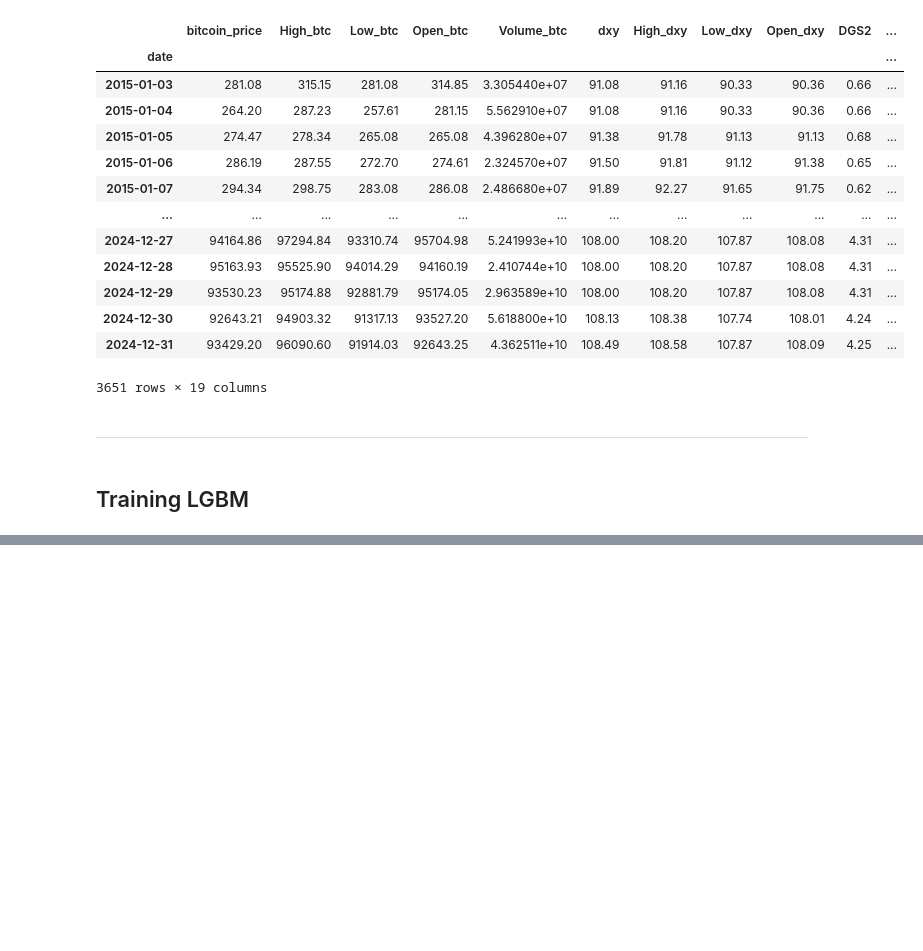
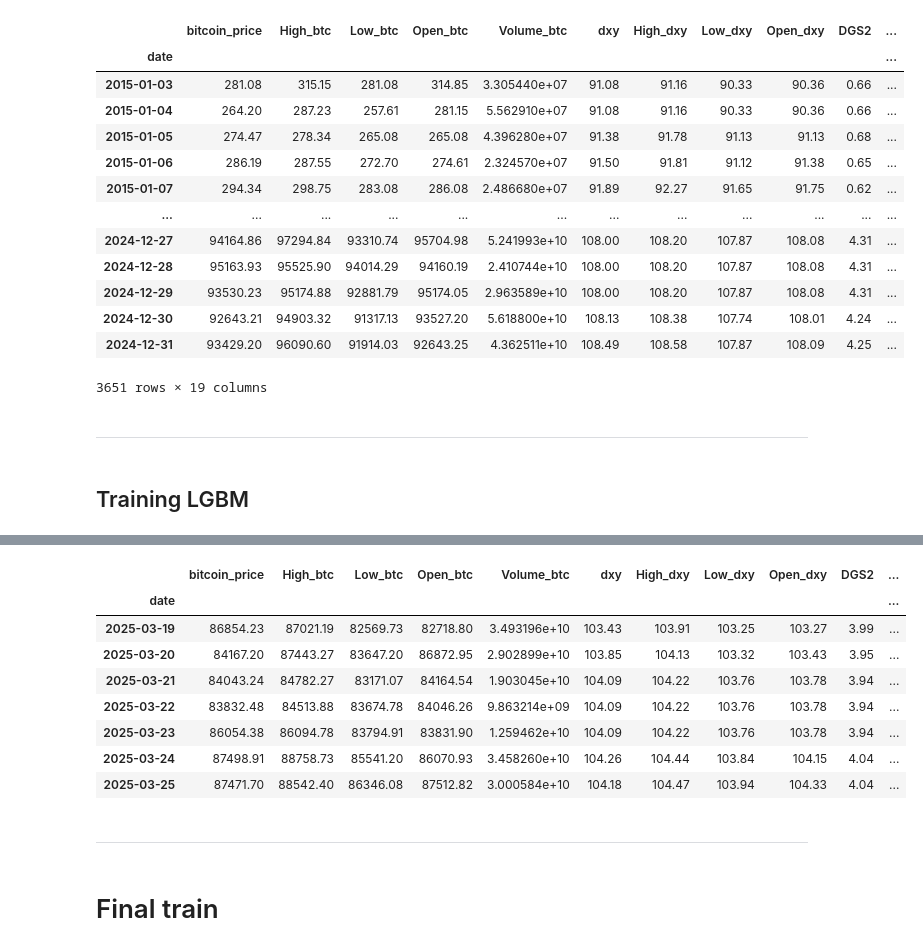
Before and after one commit to FrankAst/Forecast-BTC---DXY---2YR-BY, a Jupyter notebook: notebooks/exploration.ipynb, the cells around one changed output, grey strips where cells are left out. Drawn from its saved outputs; the diff is of its cells as text; code cells hidden in the pictures; blank space fills up the shorter version.

```diff
--- a/notebooks/exploration.ipynb
+++ b/notebooks/exploration.ipynb
@@ -588,13 +588,16 @@ def walk_forward_splits(df, train_up_to_date, number_of_val_windows, window_leng
     return cv_splits
 
 
-def training_strategy(df, target, train_up_to_date = ["2024-12-31"], number_of_val_windows = 8):
+def training_strategy(df, target, train_up_to_date = ["2024-12-31"], final_train = False, number_of_val_windows = 8):
 
     '''
     Definir training set. Hasta 2024 incluido por default.
     Definir set de validacion en 2025 ~ 8 semanas = 2 meses por defecto.
-    Definir final test set 2025
     Definir future set 2025 (target es NaN)
+
+
+    Si final_train = True, devuele un traininig set con todos los datos disponibles menos los ultimos 7 registros
+    que se utilizaran para validar el entranamiento.
     '''
 
     # Create future_set with rows where the target column is NaN
@@ -607,7 +610,11 @@ def training_strategy(df, target, train_up_to_date = ["2024-12-31"], number_of_v
     # Generamos los splits de train y splits para CV walk forward.
     cv_splits = walk_forward_splits(available_data, train_up_to_date, number_of_val_windows)
 
-    return cv_splits , future_set
+    if final_train:
+
+        return available_data, future_set
+    else:
+        return cv_splits , future_set
 # %%
 cvsplits, future = training_strategy(merged_df, target = "bitcoin_price_7d_future")
 # %%
@@ -763,0 +942,16 @@ best_params
+# %%
+future
+# %% [output]
+|  | bitcoin_price | High_btc | Low_btc | Open_btc | Volume_btc | dxy | High_dxy | Low_dxy | Open_dxy | DGS2 | ... |
+| date |  |  |  |  |  |  |  |  |  |  | ... |
+| 2025-03-19 | 86854.23 | 87021.19 | 82569.73 | 82718.80 | 3.493196e+10 | 103.43 | 103.91 | 103.25 | 103.27 | 3.99 | ... |
+| 2025-03-20 | 84167.20 | 87443.27 | 83647.20 | 86872.95 | 2.902899e+10 | 103.85 | 104.13 | 103.32 | 103.43 | 3.95 | ... |
+| 2025-03-21 | 84043.24 | 84782.27 | 83171.07 | 84164.54 | 1.903045e+10 | 104.09 | 104.22 | 103.76 | 103.78 | 3.94 | ... |
+| 2025-03-22 | 83832.48 | 84513.88 | 83674.78 | 84046.26 | 9.863214e+09 | 104.09 | 104.22 | 103.76 | 103.78 | 3.94 | ... |
+| 2025-03-23 | 86054.38 | 86094.78 | 83794.91 | 83831.90 | 1.259462e+10 | 104.09 | 104.22 | 103.76 | 103.78 | 3.94 | ... |
+| 2025-03-24 | 87498.91 | 88758.73 | 85541.20 | 86070.93 | 3.458260e+10 | 104.26 | 104.44 | 103.84 | 104.15 | 4.04 | ... |
+| 2025-03-25 | 87471.70 | 88542.40 | 86346.08 | 87512.82 | 3.000584e+10 | 104.18 | 104.47 | 103.94 | 104.33 | 4.04 | ... |
+# %% [markdown]
+---
+# %% [markdown]
+# Final train
```
Also changed, not shown: parts of 19 cells of this notebook, 5 other files.
